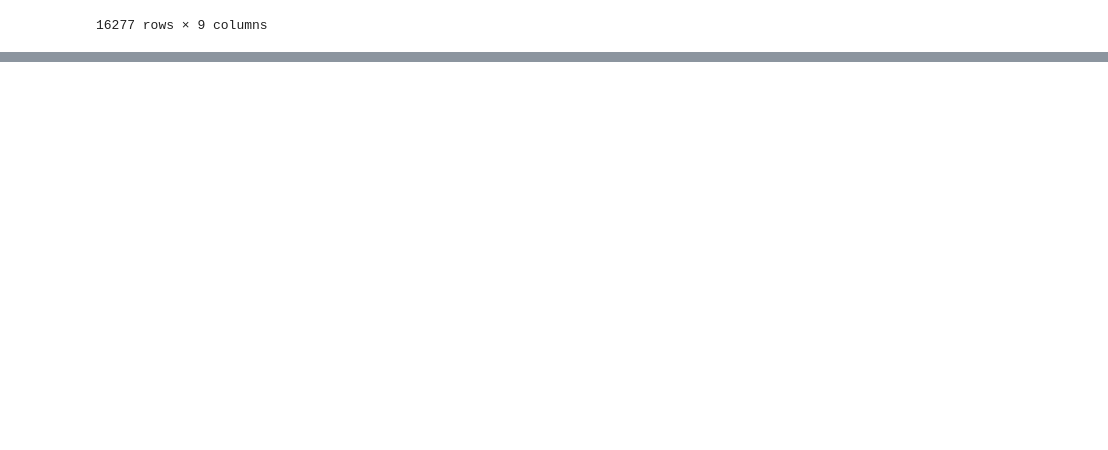
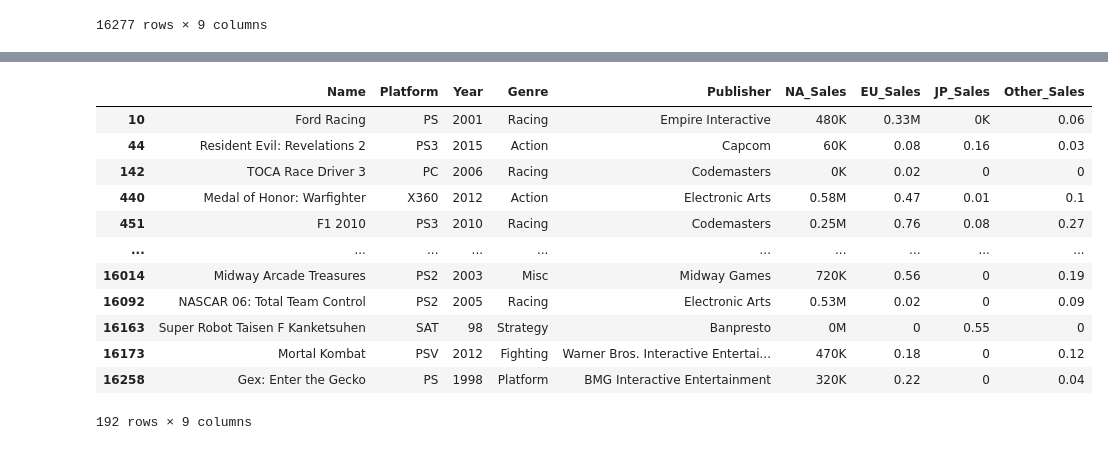
Before and after one commit to dhwan-dj/AIB16_Section1-project, a Jupyter notebook: S1_PJT_AI_16_김동환.ipynb, the cells around one changed output, grey strips where cells are left out. Cells and saved outputs as stored; diff of their text form; code cells hidden in the pictures; blank space fills up the shorter version.

```diff
--- a/S1_PJT_AI_16_김동환.ipynb
+++ b/S1_PJT_AI_16_김동환.ipynb
@@ -147,0 +168,24 @@ df_clean
+# %%
+# Sales 열에 문자와 섞여있는 행을 확인해본다.
+import re
+
+def chk_error(input):
+  return bool(re.search('[a-zA-Z]', input))
+
+error_NA = df_clean.NA_Sales.apply(chk_error)
+error_na_sales = df_clean[error_NA]
+error_na_sales
+# %% [output]
+|  | Name | Platform | Year | Genre | Publisher | NA_Sales | EU_Sales | JP_Sales | Other_Sales |
+| 10 | Ford Racing | PS | 2001 | Racing | Empire Interactive | 480K | 0.33M | 0K | 0.06 |
+| 44 | Resident Evil: Revelations 2 | PS3 | 2015 | Action | Capcom | 60K | 0.08 | 0.16 | 0.03 |
+| 142 | TOCA Race Driver 3 | PC | 2006 | Racing | Codemasters | 0K | 0.02 | 0 | 0 |
+| 440 | Medal of Honor: Warfighter | X360 | 2012 | Action | Electronic Arts | 0.58M | 0.47 | 0.01 | 0.1 |
+| 451 | F1 2010 | PS3 | 2010 | Racing | Codemasters | 0.25M | 0.76 | 0.08 | 0.27 |
+| ... | ... | ... | ... | ... | ... | ... | ... | ... | ... |
+| 16014 | Midway Arcade Treasures | PS2 | 2003 | Misc | Midway Games | 720K | 0.56 | 0 | 0.19 |
+| 16092 | NASCAR 06: Total Team Control | PS2 | 2005 | Racing | Electronic Arts | 0.53M | 0.02 | 0 | 0.09 |
+| 16163 | Super Robot Taisen F Kanketsuhen | SAT | 98 | Strategy | Banpresto | 0M | 0 | 0.55 | 0 |
+| 16173 | Mortal Kombat | PSV | 2012 | Fighting | Warner Bros. Interactive Entertai... | 470K | 0.18 | 0 | 0.12 |
+| 16258 | Gex: Enter the Gecko | PS | 1998 | Platform | BMG Interactive Entertainment | 320K | 0.22 | 0 | 0.04 |
+192 rows × 9 columns
```
Also changed, not shown: parts of 16 cells of this notebook.
